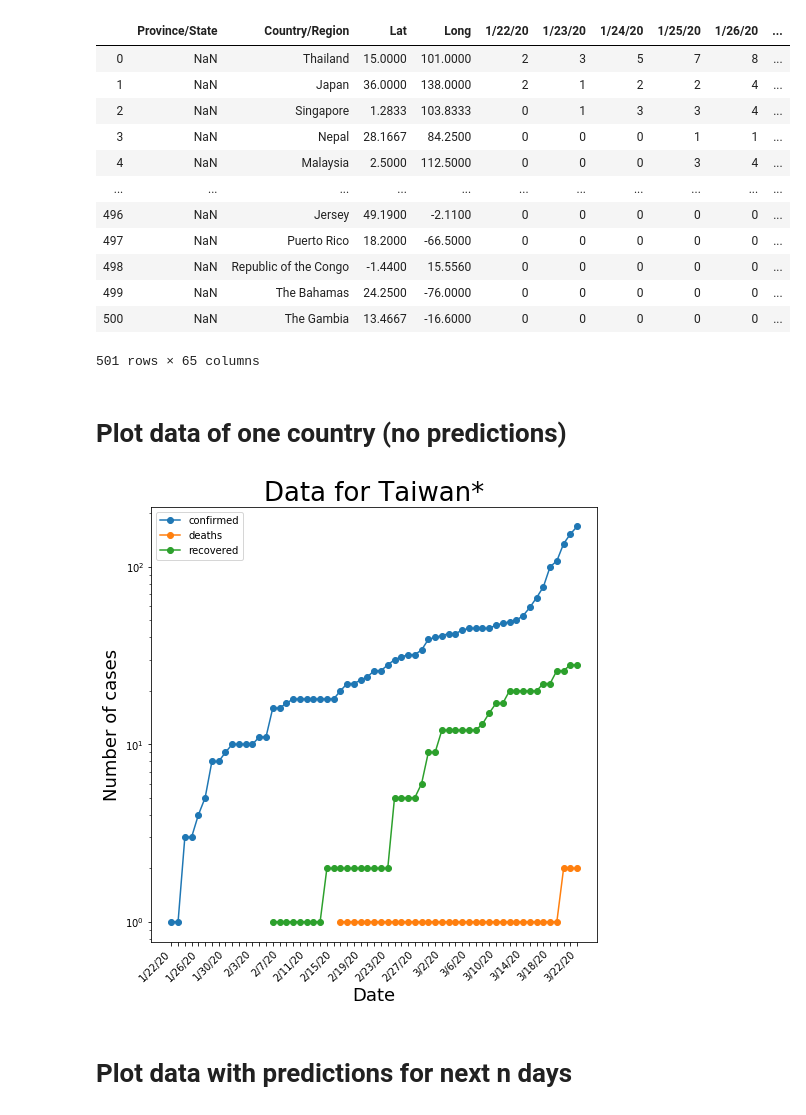
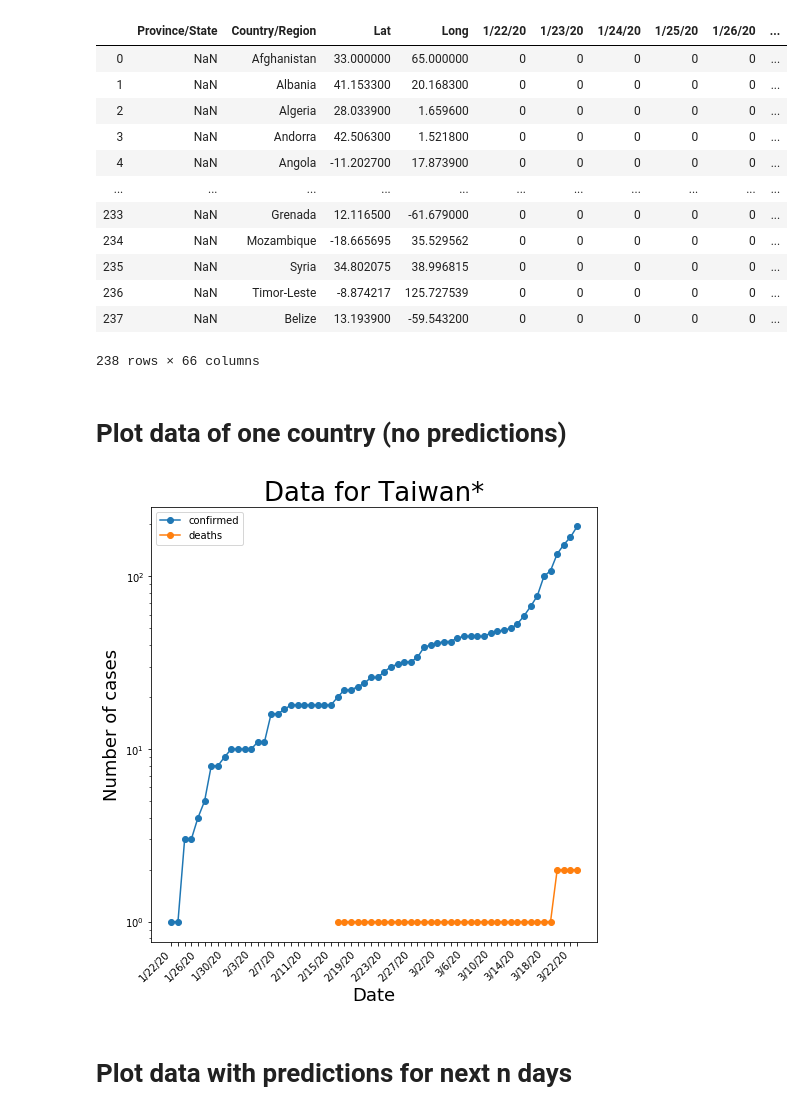
Before and after one commit to arkobarman/covid-19_timeSeriesAnalysis, a Jupyter notebook: time-series-predictions.ipynb, the cells around one changed output. Drawn from its saved outputs; the diff is of its cells as text; code cells hidden in the pictures.

```diff
--- a/time-series-predictions.ipynb
+++ b/time-series-predictions.ipynb
@@ -17,35 +17,42 @@ from tabulate import tabulate
 # This is not recommended but I am doing this to suppress warnings from SARIMAX
 warnings.simplefilter('ignore')
 
-dataDir = os.path.join('data', '03_22_2020_1922hours')
+dataDir = os.path.join('data', '03_23_2020_1939hours')
 # dataDir = '03_21_2020_2219hours'
-confirmedFilename = 'time_series_19-covid-Confirmed.csv'
-deathsFilename = 'time_series_19-covid-Deaths.csv'
-recoveredFilename = 'time_series_19-covid-Recovered.csv'
+
+# These are old files
+# confirmedFilename = 'time_series_19-covid-Confirmed.csv'
+# deathsFilename = 'time_series_19-covid-Deaths.csv'
+# recoveredFilename = 'time_series_19-covid-Recovered.csv'
+
+# Recovered is no longer available from 03/23/2020
+confirmedFilename = 'time_series_covid19_confirmed_global.csv'
+deathsFilename = 'time_series_covid19_deaths_global.csv'
 
 # Countries to ski prediction
 skipPredictionCountriesList = ['China', 'Korea, South', 'Singapore', 'Taiwan*']
 # %%
 # Load all 3 csv files
 covidFrDict = {}
 covidFrDict['confirmed'] = pd.read_csv(os.path.join(dataDir, confirmedFilename))
 covidFrDict['deaths'] = pd.read_csv(os.path.join(dataDir, deathsFilename))
-covidFrDict['recovered'] = pd.read_csv(os.path.join(dataDir, recoveredFilename))
+# Recovered is no longer available from 03/23/2020
+# covidFrDict['recovered'] = pd.read_csv(os.path.join(dataDir, recoveredFilename))
 covidFrDict['confirmed']
 # %% [output]
 |  | Province/State | Country/Region | Lat | Long | 1/22/20 | 1/23/20 | 1/24/20 | 1/25/20 | 1/26/20 | ... |
-| 0 | NaN | Thailand | 15.0000 | 101.0000 | 2 | 3 | 5 | 7 | 8 | ... |
-| 1 | NaN | Japan | 36.0000 | 138.0000 | 2 | 1 | 2 | 2 | 4 | ... |
-| 2 | NaN | Singapore | 1.2833 | 103.8333 | 0 | 1 | 3 | 3 | 4 | ... |
-| 3 | NaN | Nepal | 28.1667 | 84.2500 | 0 | 0 | 0 | 1 | 1 | ... |
-| 4 | NaN | Malaysia | 2.5000 | 112.5000 | 0 | 0 | 0 | 3 | 4 | ... |
+| 0 | NaN | Afghanistan | 33.000000 | 65.000000 | 0 | 0 | 0 | 0 | 0 | ... |
+| 1 | NaN | Albania | 41.153300 | 20.168300 | 0 | 0 | 0 | 0 | 0 | ... |
+| 2 | NaN | Algeria | 28.033900 | 1.659600 | 0 | 0 | 0 | 0 | 0 | ... |
+| 3 | NaN | Andorra | 42.506300 | 1.521800 | 0 | 0 | 0 | 0 | 0 | ... |
+| 4 | NaN | Angola | -11.202700 | 17.873900 | 0 | 0 | 0 | 0 | 0 | ... |
 | ... | ... | ... | ... | ... | ... | ... | ... | ... | ... | ... |
-| 496 | NaN | Jersey | 49.1900 | -2.1100 | 0 | 0 | 0 | 0 | 0 | ... |
-| 497 | NaN | Puerto Rico | 18.2000 | -66.5000 | 0 | 0 | 0 | 0 | 0 | ... |
-| 498 | NaN | Republic of the Congo | -1.4400 | 15.5560 | 0 | 0 | 0 | 0 | 0 | ... |
-| 499 | NaN | The Bahamas | 24.2500 | -76.0000 | 0 | 0 | 0 | 0 | 0 | ... |
-| 500 | NaN | The Gambia | 13.4667 | -16.6000 | 0 | 0 | 0 | 0 | 0 | ... |
+| 233 | NaN | Grenada | 12.116500 | -61.679000 | 0 | 0 | 0 | 0 | 0 | ... |
+| 234 | NaN | Mozambique | -18.665695 | 35.529562 | 0 | 0 | 0 | 0 | 0 | ... |
+| 235 | NaN | Syria | 34.802075 | 38.996815 | 0 | 0 | 0 | 0 | 0 | ... |
+| 236 | NaN | Timor-Leste | -8.874217 | 125.727539 | 0 | 0 | 0 | 0 | 0 | ... |
+| 237 | NaN | Belize | 13.193900 | -59.543200 | 0 | 0 | 0 | 0 | 0 | ... |
-501 rows × 65 columns
+238 rows × 66 columns
 # %%
 # Get list of dates
 colNamesList = list(covidFrDict['confirmed'])
@@ -95,7 +102,7 @@ def plotCountryData(countryName, logScale=False):
 # Use logScale=True to plot in log scale on the y axis
 plotCountryData('Taiwan*', logScale=True)
 # %% [output]
-[figure, old version]
+[figure, new version]
 # %% [markdown]
 # Plot data with predictions for next n days
 # %%
```
Also changed, not shown: parts of 16 cells of this notebook, 5 other files.
